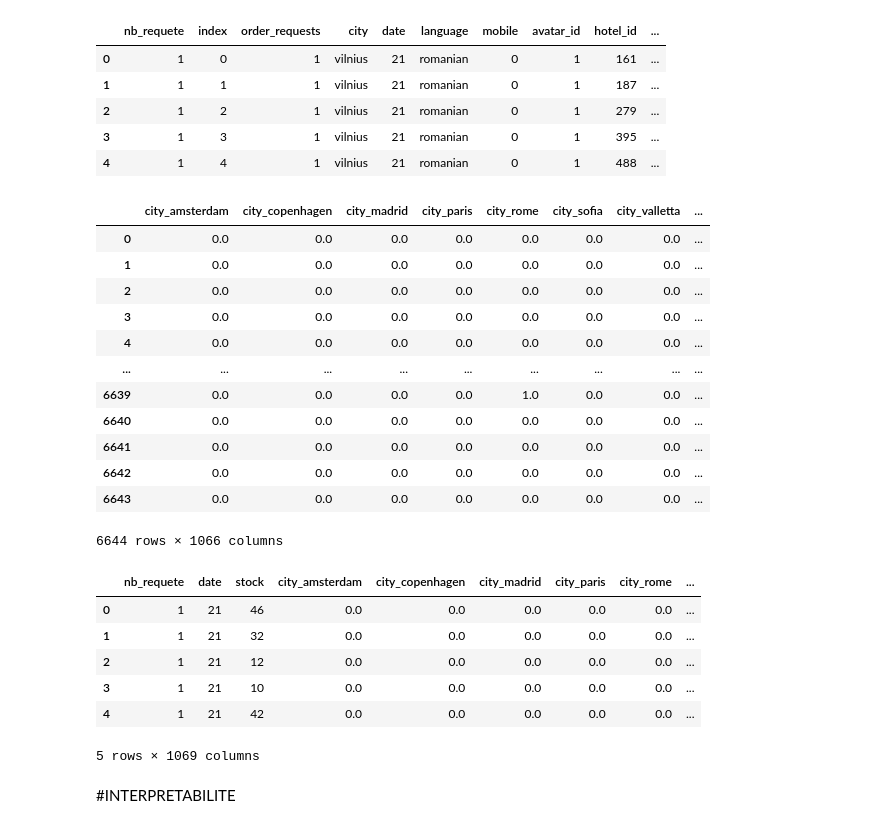
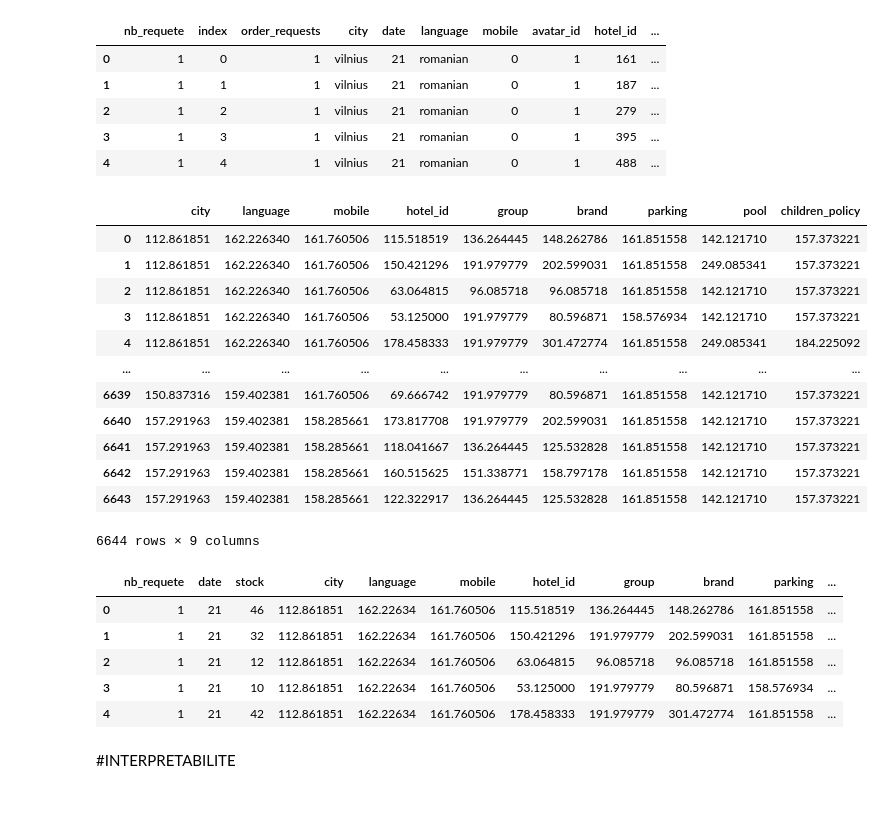
Before and after one commit to TryoenJ/Defi-IA, a Jupyter notebook: analyse-Julie-request.ipynb, the cells around one changed output. Cells and saved outputs as stored; diff of their text form; code cells hidden in the pictures.

```diff
--- a/analyse-Julie-request.ipynb
+++ b/analyse-Julie-request.ipynb
@@ -69,0 +86,9 @@ Y = data[["price"]]
+# %%
+Y = data[["price"]]
+# %%
+X=data[["city","language","mobile","hotel_id","group","brand","parking","pool","children_policy"]]
+enc = TargetEncoder()
+#enc = MEstimateEncoder()
+Xenc = enc.fit_transform(X,Y)
+dataDum=pd.DataFrame(Xenc)
+#dataDum
@@ -169,33 +208,34 @@ test["avatar_id"]=pd.Categorical(test["avatar_id"],ordered=False)
 #test.head()
 # %%
 T=test[["city","language","mobile","hotel_id","group","brand","parking","pool","children_policy"]]
-Tenc=enc.transform(T).toarray()
+#Tenc=enc.transform(T).toarray()
+Tenc=enc.transform(T)
 # %%
-testDum=pd.DataFrame(Tenc, columns=enc.get_feature_names_out())
+#testDum=pd.DataFrame(Tenc, columns=enc.get_feature_names_out())
+testDum=pd.DataFrame(Tenc)
 testDum
 # %% [output]
-|  | city_amsterdam | city_copenhagen | city_madrid | city_paris | city_rome | city_sofia | city_valletta | ... |
-| 0 | 0.0 | 0.0 | 0.0 | 0.0 | 0.0 | 0.0 | 0.0 | ... |
-| 1 | 0.0 | 0.0 | 0.0 | 0.0 | 0.0 | 0.0 | 0.0 | ... |
-| 2 | 0.0 | 0.0 | 0.0 | 0.0 | 0.0 | 0.0 | 0.0 | ... |
-| 3 | 0.0 | 0.0 | 0.0 | 0.0 | 0.0 | 0.0 | 0.0 | ... |
-| 4 | 0.0 | 0.0 | 0.0 | 0.0 | 0.0 | 0.0 | 0.0 | ... |
-| ... | ... | ... | ... | ... | ... | ... | ... | ... |
-| 6639 | 0.0 | 0.0 | 0.0 | 0.0 | 1.0 | 0.0 | 0.0 | ... |
-| 6640 | 0.0 | 0.0 | 0.0 | 0.0 | 0.0 | 0.0 | 0.0 | ... |
-| 6641 | 0.0 | 0.0 | 0.0 | 0.0 | 0.0 | 0.0 | 0.0 | ... |
-| 6642 | 0.0 | 0.0 | 0.0 | 0.0 | 0.0 | 0.0 | 0.0 | ... |
-| 6643 | 0.0 | 0.0 | 0.0 | 0.0 | 0.0 | 0.0 | 0.0 | ... |
+|  | city | language | mobile | hotel_id | group | brand | parking | pool | children_policy |
+| 0 | 112.861851 | 162.226340 | 161.760506 | 115.518519 | 136.264445 | 148.262786 | 161.851558 | 142.121710 | 157.373221 |
+| 1 | 112.861851 | 162.226340 | 161.760506 | 150.421296 | 191.979779 | 202.599031 | 161.851558 | 249.085341 | 157.373221 |
+| 2 | 112.861851 | 162.226340 | 161.760506 | 63.064815 | 96.085718 | 96.085718 | 161.851558 | 142.121710 | 157.373221 |
+| 3 | 112.861851 | 162.226340 | 161.760506 | 53.125000 | 191.979779 | 80.596871 | 158.576934 | 142.121710 | 157.373221 |
+| 4 | 112.861851 | 162.226340 | 161.760506 | 178.458333 | 191.979779 | 301.472774 | 161.851558 | 249.085341 | 184.225092 |
+| ... | ... | ... | ... | ... | ... | ... | ... | ... | ... |
+| 6639 | 150.837316 | 159.402381 | 161.760506 | 69.666742 | 191.979779 | 80.596871 | 161.851558 | 142.121710 | 157.373221 |
+| 6640 | 157.291963 | 159.402381 | 158.285661 | 173.817708 | 191.979779 | 202.599031 | 161.851558 | 142.121710 | 157.373221 |
+| 6641 | 157.291963 | 159.402381 | 158.285661 | 118.041667 | 136.264445 | 125.532828 | 161.851558 | 142.121710 | 157.373221 |
+| 6642 | 157.291963 | 159.402381 | 158.285661 | 160.515625 | 151.338771 | 158.797178 | 161.851558 | 142.121710 | 157.373221 |
+| 6643 | 157.291963 | 159.402381 | 158.285661 | 122.322917 | 136.264445 | 125.532828 | 161.851558 | 142.121710 | 157.373221 |
-6644 rows × 1066 columns
+6644 rows × 9 columns
 # %%
 testQuant = test[["nb_requete","date","stock"]]
 Xtest = pd.concat([testQuant,testDum],axis=1)
 Xtest.head()
 # %% [output]
-|  | nb_requete | date | stock | city_amsterdam | city_copenhagen | city_madrid | city_paris | city_rome | ... |
-| 0 | 1 | 21 | 46 | 0.0 | 0.0 | 0.0 | 0.0 | 0.0 | ... |
-| 1 | 1 | 21 | 32 | 0.0 | 0.0 | 0.0 | 0.0 | 0.0 | ... |
-| 2 | 1 | 21 | 12 | 0.0 | 0.0 | 0.0 | 0.0 | 0.0 | ... |
-| 3 | 1 | 21 | 10 | 0.0 | 0.0 | 0.0 | 0.0 | 0.0 | ... |
-| 4 | 1 | 21 | 42 | 0.0 | 0.0 | 0.0 | 0.0 | 0.0 | ... |
+|  | nb_requete | date | stock | city | language | mobile | hotel_id | group | brand | parking | ... |
+| 0 | 1 | 21 | 46 | 112.861851 | 162.22634 | 161.760506 | 115.518519 | 136.264445 | 148.262786 | 161.851558 | ... |
+| 1 | 1 | 21 | 32 | 112.861851 | 162.22634 | 161.760506 | 150.421296 | 191.979779 | 202.599031 | 161.851558 | ... |
+| 2 | 1 | 21 | 12 | 112.861851 | 162.22634 | 161.760506 | 63.064815 | 96.085718 | 96.085718 | 161.851558 | ... |
+| 3 | 1 | 21 | 10 | 112.861851 | 162.22634 | 161.760506 | 53.125000 | 191.979779 | 80.596871 | 158.576934 | ... |
+| 4 | 1 | 21 | 42 | 112.861851 | 162.22634 | 161.760506 | 178.458333 | 191.979779 | 301.472774 | 161.851558 | ... |
-5 rows × 1069 columns
```
Also changed, not shown: parts of 32 cells of this notebook.
